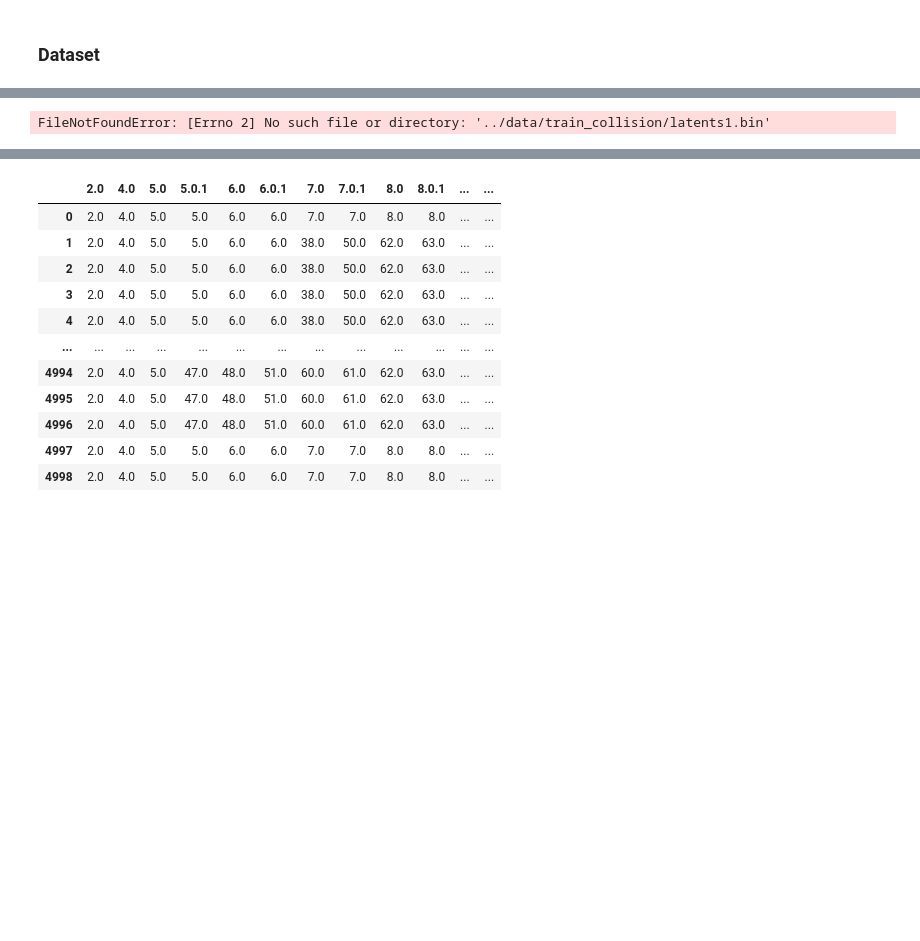
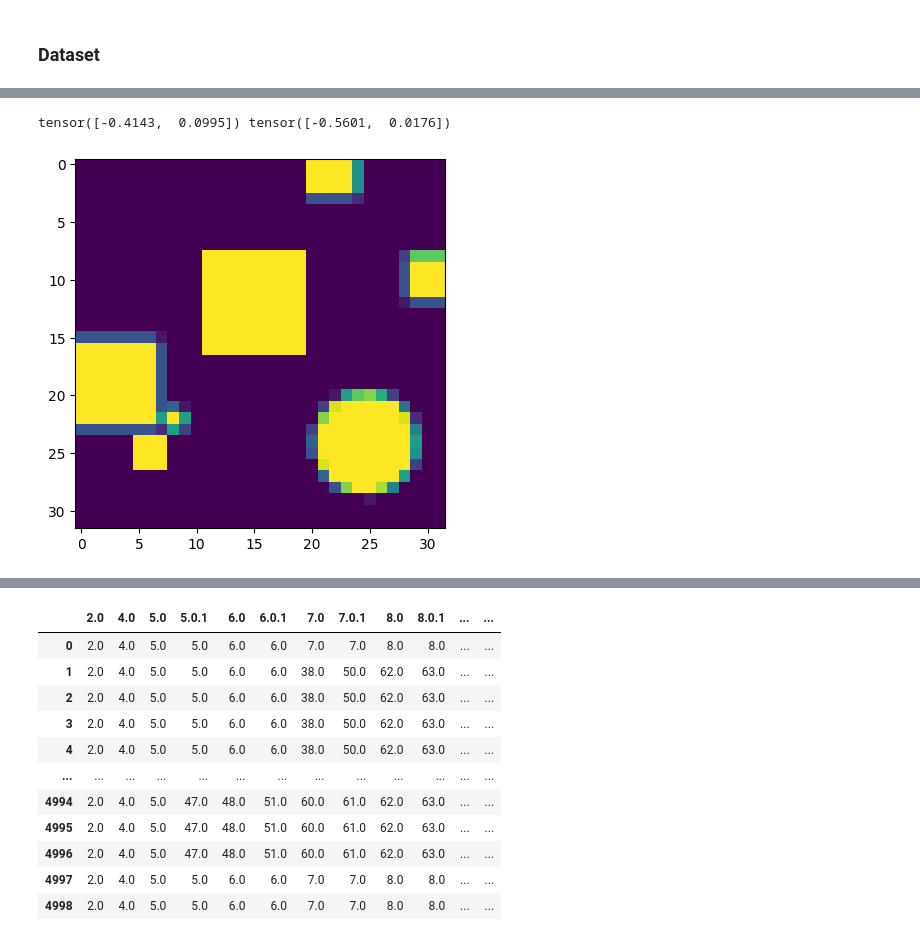
Before and after one commit to rows-of-houses/LSBMP_final_project, a Jupyter notebook: notebooks/generate_data.ipynb, the cells around one changed output, grey strips where cells are left out. Cells and saved outputs as stored; diff of their text form; code cells hidden in the pictures; blank space fills up the shorter version.

```diff
--- a/notebooks/generate_data.ipynb
+++ b/notebooks/generate_data.ipynb
@@ -93,9 +89,11 @@ tensor(1.)
 # %%
 from dataset_collision import CollisionDataset
 
-dataset = CollisionDataset("../data/train_collision")
-print(dataset[0][0], dataset[0][1])
-plt.imshow(dataset[0][2])
+dataset_collision = CollisionDataset("../data/train_collision")
+i = 20
+print(dataset_collision[i][0], dataset_collision[i][1])
+plt.imshow(dataset_collision[i][2])
 plt.show()
 # %% [output]
-FileNotFoundError: [Errno 2] No such file or directory: '../data/train_collision/latents1.bin'
+tensor([-0.4143,  0.0995]) tensor([-0.5601,  0.0176])
+[figure, added]
```
Also changed, not shown: parts of 6 cells of this notebook, 6 other files.
